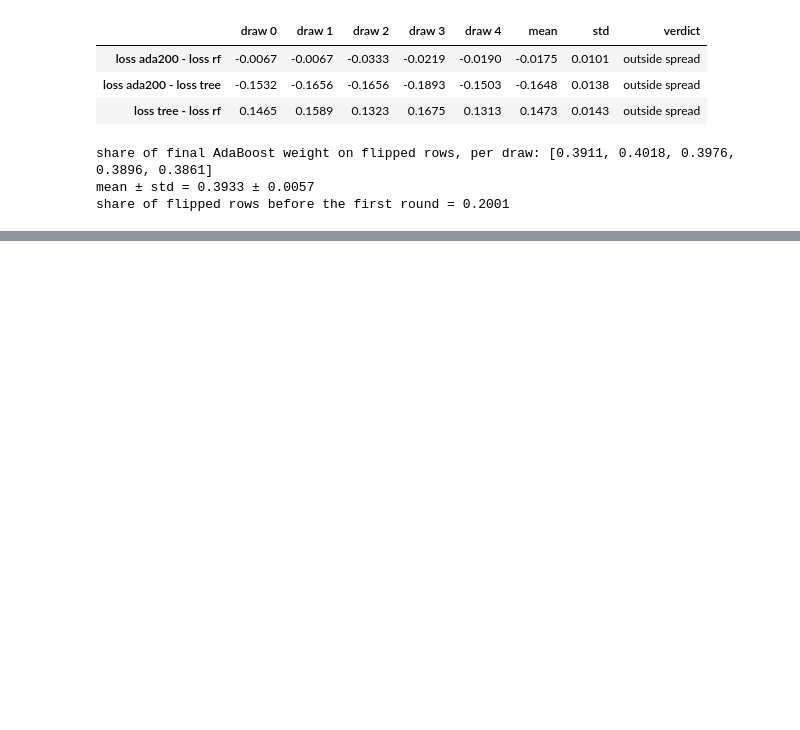
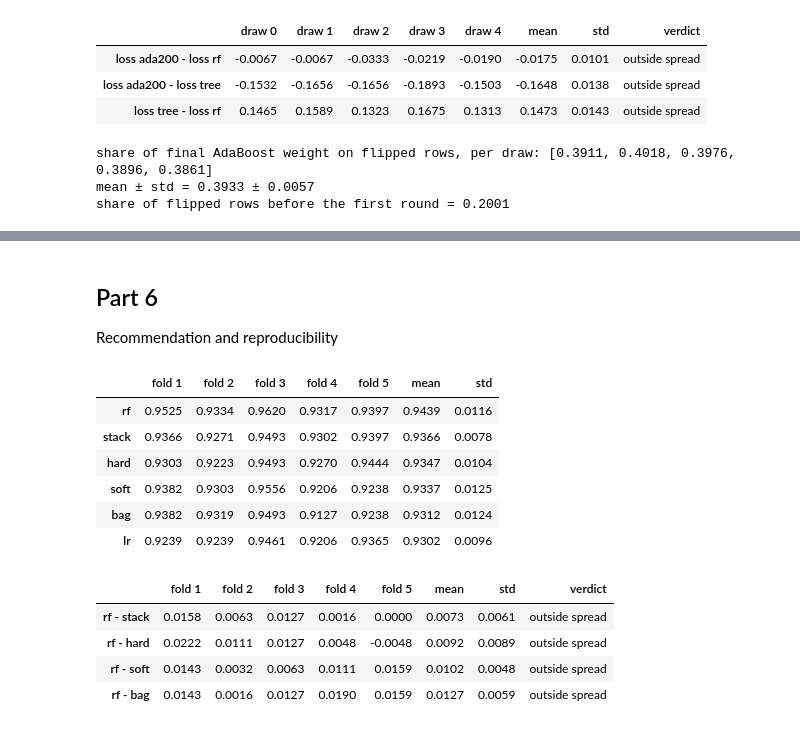
Before and after one commit to danieldiaz-smakov/smakov_ML_task_4, a Jupyter notebook: smakov_task4.ipynb, the cells around one changed output, grey strips where cells are left out. Saved outputs shown, nothing was run; the diff lists cells and outputs as text; code cells hidden in the pictures; blank space fills up the shorter version.

Commit message:
Part 6: recommendation; notebook executed with Restart & Run All

```diff
--- a/smakov_task4.ipynb
+++ b/smakov_task4.ipynb
@@ -642,0 +645,19 @@ The mechanism: a full tree grows until every training row is fit, so it also lea
+# %% [markdown]
+## Part 6
+Recommendation and reproducibility
+# %%
+display(cv_table(["rf", "stack", "hard", "soft", "bag", "lr"]))
+display(paired_table([("rf", "stack"), ("rf", "hard"), ("rf", "soft"), ("rf", "bag")]))
+# %% [output]
+|  | fold 1 | fold 2 | fold 3 | fold 4 | fold 5 | mean | std |
+| rf | 0.9525 | 0.9334 | 0.9620 | 0.9317 | 0.9397 | 0.9439 | 0.0116 |
+| stack | 0.9366 | 0.9271 | 0.9493 | 0.9302 | 0.9397 | 0.9366 | 0.0078 |
+| hard | 0.9303 | 0.9223 | 0.9493 | 0.9270 | 0.9444 | 0.9347 | 0.0104 |
+| soft | 0.9382 | 0.9303 | 0.9556 | 0.9206 | 0.9238 | 0.9337 | 0.0125 |
+| bag | 0.9382 | 0.9319 | 0.9493 | 0.9127 | 0.9238 | 0.9312 | 0.0124 |
+| lr | 0.9239 | 0.9239 | 0.9461 | 0.9206 | 0.9365 | 0.9302 | 0.0096 |
+|  | fold 1 | fold 2 | fold 3 | fold 4 | fold 5 | mean | std | verdict |
+| rf - stack | 0.0158 | 0.0063 | 0.0127 | 0.0016 | 0.0000 | 0.0073 | 0.0061 | outside spread |
+| rf - hard | 0.0222 | 0.0111 | 0.0127 | 0.0048 | -0.0048 | 0.0092 | 0.0089 | outside spread |
+| rf - soft | 0.0143 | 0.0032 | 0.0063 | 0.0111 | 0.0159 | 0.0102 | 0.0048 | outside spread |
+| rf - bag | 0.0143 | 0.0016 | 0.0127 | 0.0190 | 0.0159 | 0.0127 | 0.0059 | outside spread |
```
Also changed, not shown: parts of 2 cells of this notebook.
